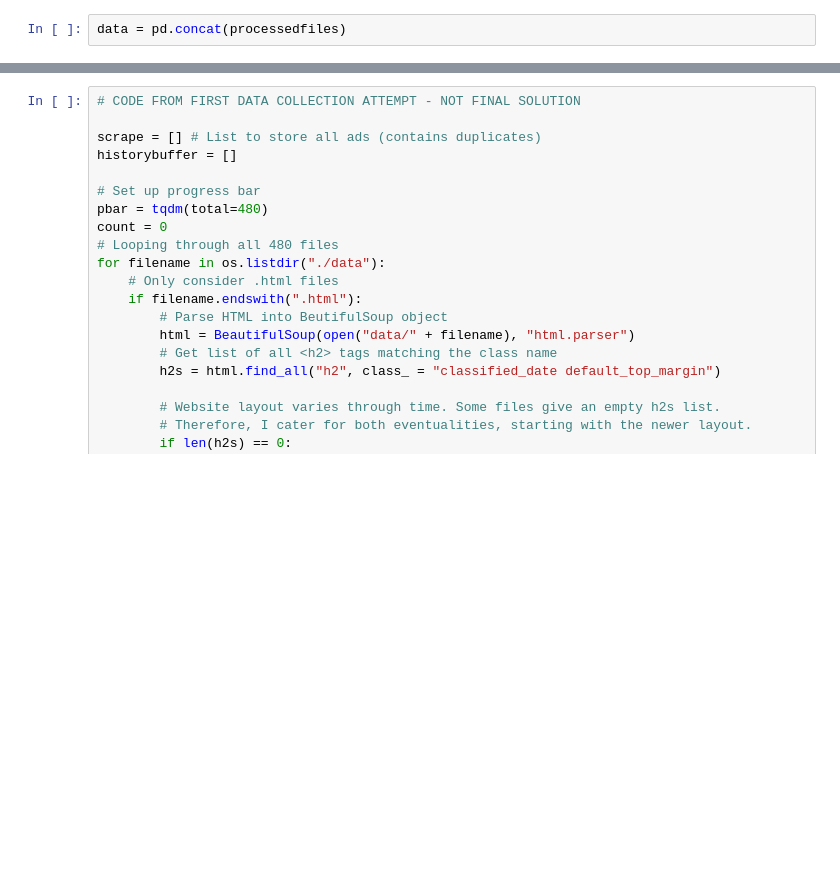
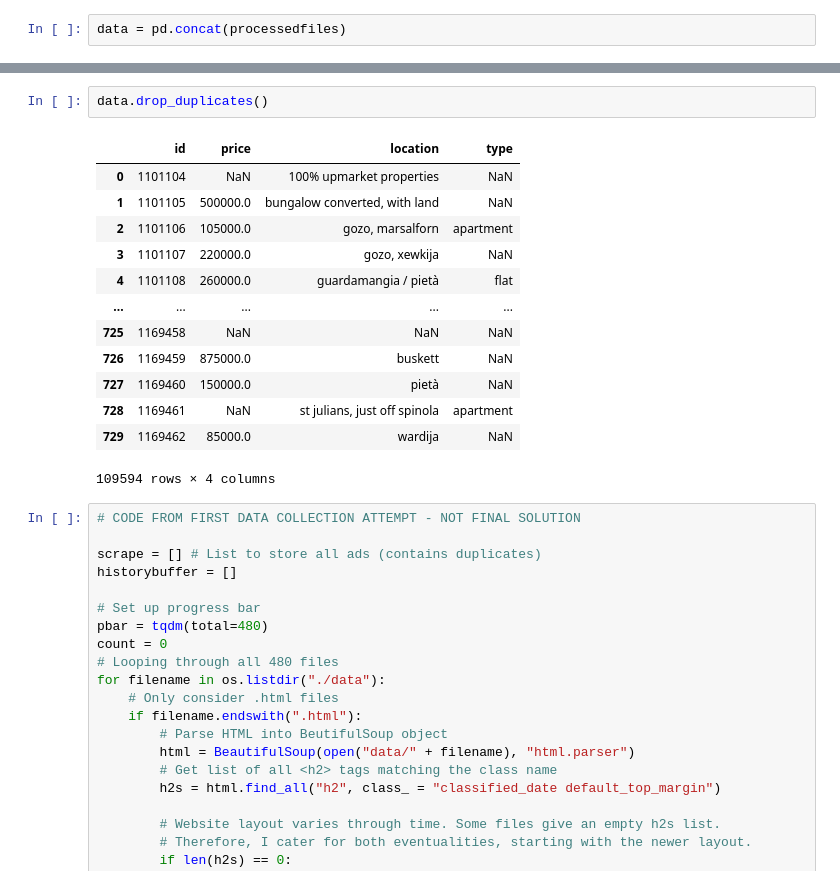
Before and after one commit to qjstuart/datascience, a Jupyter notebook: 3/3.ipynb, the cells around one changed output, grey strips where cells are left out. Cells and saved outputs as stored; diff of their text form; blank space fills up the shorter version.

```diff
--- a/3/3.ipynb
+++ b/3/3.ipynb
@@ -130,3 +137,19 @@ data
+# %%
+data.drop_duplicates()
+# %% [output]
+|  | id | price | location | type |
+| 0 | 1101104 | NaN | 100% upmarket properties | NaN |
+| 1 | 1101105 | 500000.0 | bungalow converted, with land | NaN |
+| 2 | 1101106 | 105000.0 | gozo, marsalforn | apartment |
+| 3 | 1101107 | 220000.0 | gozo, xewkija | NaN |
+| 4 | 1101108 | 260000.0 | guardamangia / pietà | flat |
+| ... | ... | ... | ... | ... |
+| 725 | 1169458 | NaN | NaN | NaN |
+| 726 | 1169459 | 875000.0 | buskett | NaN |
+| 727 | 1169460 | 150000.0 | pietà | NaN |
+| 728 | 1169461 | NaN | st julians, just off spinola | apartment |
+| 729 | 1169462 | 85000.0 | wardija | NaN |
+109594 rows × 4 columns
 # %%
 # CODE FROM FIRST DATA COLLECTION ATTEMPT - NOT FINAL SOLUTION
 
```
Also changed, not shown: parts of 3 cells of this notebook.
